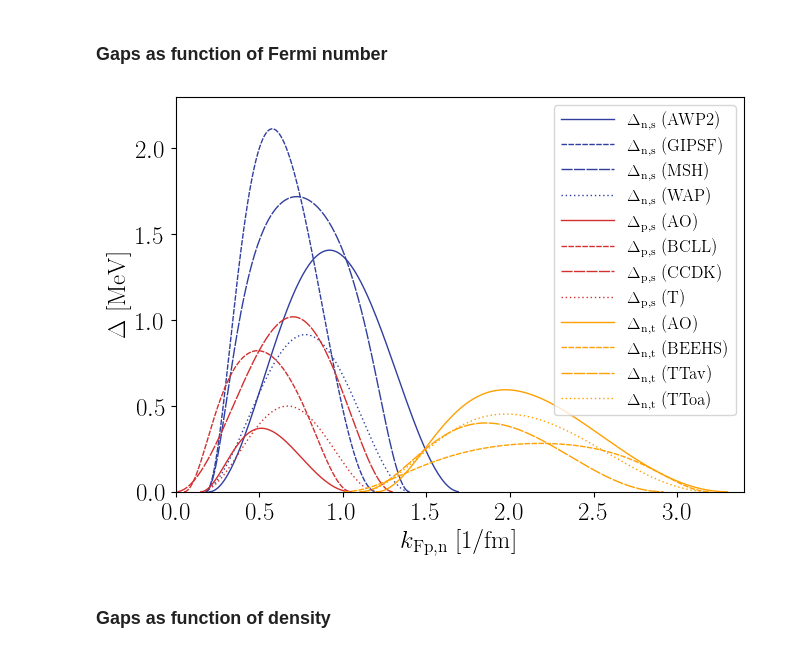
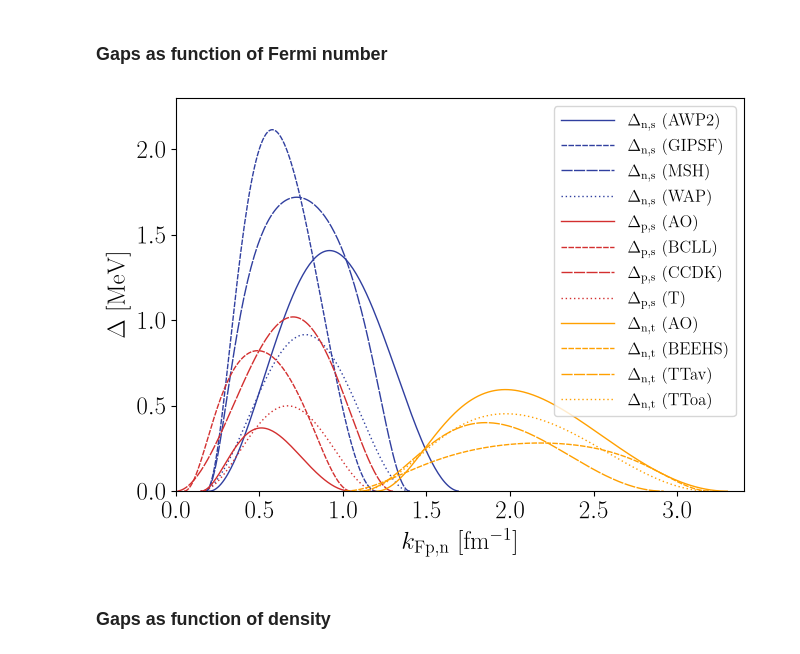
Before and after one commit to vanessagraber/NS_EoS, a Jupyter notebook: examples/gap_Tc_plots_review.ipynb, the cells around one changed output. Drawn from its saved outputs; the diff is of its cells as text; code cells hidden in the pictures.

```diff
--- a/examples/gap_Tc_plots_review.ipynb
+++ b/examples/gap_Tc_plots_review.ipynb
@@ -307,38 +307,36 @@ ax.plot(
     label=r"$\Delta_{\rm n, t}$ (BEEHS)",
     dashes=lines[3],
 )
 ax.plot(
     df_gaps_triplet_neutrons["k_F"],
     df_gaps_triplet_neutrons["TTav"],
     color=colours[5],
     linewidth=1,
     label=r"$\Delta_{\rm n, t}$ (TTav)",
     dashes=lines[4],
 )
 ax.plot(
     df_gaps_triplet_neutrons["k_F"],
     df_gaps_triplet_neutrons["TToa"],
     color=colours[5],
     linewidth=1,
     label=r"$\Delta_{\rm n, t}$ (TToa)",
     dashes=lines[1],
 )
 
 ax.set_xlim(0.0, 3.4)
 ax.set_ylim(0.0, 2.3)
-ax.set_xlabel(r"$k_{\rm F p,n}$ [${\rm 1/fm}$]")
+ax.set_xlabel(r"$k_{\rm F p,n}$ [${\rm fm^{-1}}$]")
 ax.set_ylabel(r"$\Delta$ [${\rm MeV}$]")
 
 plt.legend(loc=1, handlelength=3.2, fontsize=12)
 
 plt.tight_layout()
 
-plt.savefig(
-    "../../../Dropbox/work/Paper_Writing/energy_gaps.pdf", dpi=1000, bbox_inches="tight"
-)
+plt.savefig("plots/energy_gaps_AGR2024.pdf", dpi=1000, bbox_inches="tight")
 plt.show()
 # %% [output]
-[figure, old version]
+[figure, new version]
 # %% [markdown]
 ### Gaps as function of density
 # %% [markdown]
```
Also changed, not shown: parts of 3 cells of this notebook.
